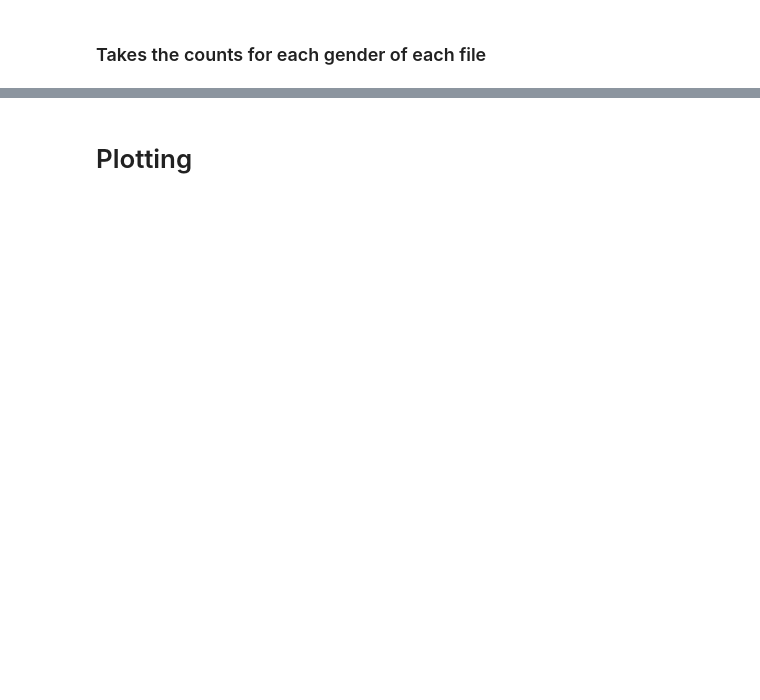
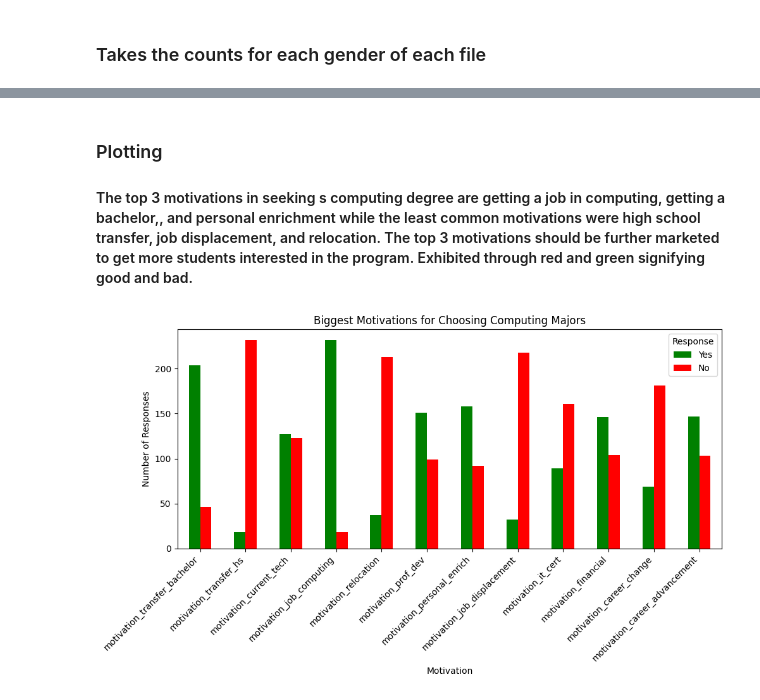
Before and after one commit to jolivercodes/College-Recruitment-Improvement-Study, a Jupyter notebook: Data Analysis and Visualization.ipynb, the cells around one changed output, grey strips where cells are left out. Saved outputs shown, nothing was run; the diff lists cells and outputs as text; code cells hidden in the pictures; blank space fills up the shorter version.

```diff
--- a/Data Analysis and Visualization.ipynb
+++ b/Data Analysis and Visualization.ipynb
@@ -52,0 +149,19 @@ motivation_counts = majors_data[[col for col in majors_data.columns if col.start
+# %%
+# Define the list of motivation factors to be analyzed.
+motivation_columns = [
+    'motivation_transfer_bachelor', 'motivation_transfer_hs', 'motivation_current_tech',
+    'motivation_job_computing', 'motivation_relocation', 'motivation_prof_dev',
+    'motivation_personal_enrich', 'motivation_job_displacement', 'motivation_it_cert',
+    'motivation_financial', 'motivation_career_change', 'motivation_career_advancement',
+]
+
+# Initialize a dictionary to hold the total counts of 'Yes' and 'No' responses for each motivation factor.
+motivation_total = {}
+
+# Loop through each motivation factor, count the occurrences of 'Yes' and 'No', and add the totals to the dictionary.
+for motivation in motivation_columns:
+    totals = filtered_motivation[motivation].value_counts().reindex(['Yes', 'No']).fillna(0)
+    motivation_total[motivation] = totals
+
+# Convert the dictionary of motivation totals into a DataFrame for easier analysis and visualization.
+motivation_df = pd.DataFrame(motivation_total)
@@ -53,11 +175,26 @@ motivation_counts = majors_data[[col for col in majors_data.columns if col.start
 # %% [markdown]
-# Plotting
+### Plotting
+
+#### The top 3 motivations in seeking s computing degree are getting a job in computing, getting a bachelor,, and personal enrichment while the least common motivations were high school transfer, job displacement, and relocation. The top 3 motivations should be further marketed to get more students interested in the program. Exhibited through red and green signifying good and bad.
 # %%
-plt.figure(figsize=(10, 8))
-motivation_counts.plot(kind='bar', color='teal')
-plt.title('Major Motivations for Computing Majors')
-plt.ylabel('Number of Affirmative Responses')
-plt.xlabel('Motivation Categories')
-plt.xticks(rotation=45, ha='right')
+# Plotting motivations for choosing computing majors as a bar chart
+motivation_df.T.plot(kind='bar', figsize=(10, 6), color=['green', 'red'])
+# Setting the title of the plot
+plt.title('Biggest Motivations for Choosing Computing Majors')
+# Setting the Y-axis label
+plt.ylabel('Number of Responses')
+# Setting the X-axis label
+plt.xlabel('Motivation')
+# Rotating X-axis labels for better readability
+plt.xticks(rotation=45)
+# Adding a legend with a title
+plt.legend(title='Response')
+# Adjusting subplot parameters to make sure everything fits without overlapping
 plt.tight_layout()
+# Aligning X-axis labels to the right for better clarity
+for label in plt.gca().get_xticklabels():
+    label.set_horizontalalignment('right')
+# Displaying the plot
 plt.show()
+# %% [output]
+[figure, added]
```
Also changed, not shown: parts of 30 cells of this notebook, 1 other file.
